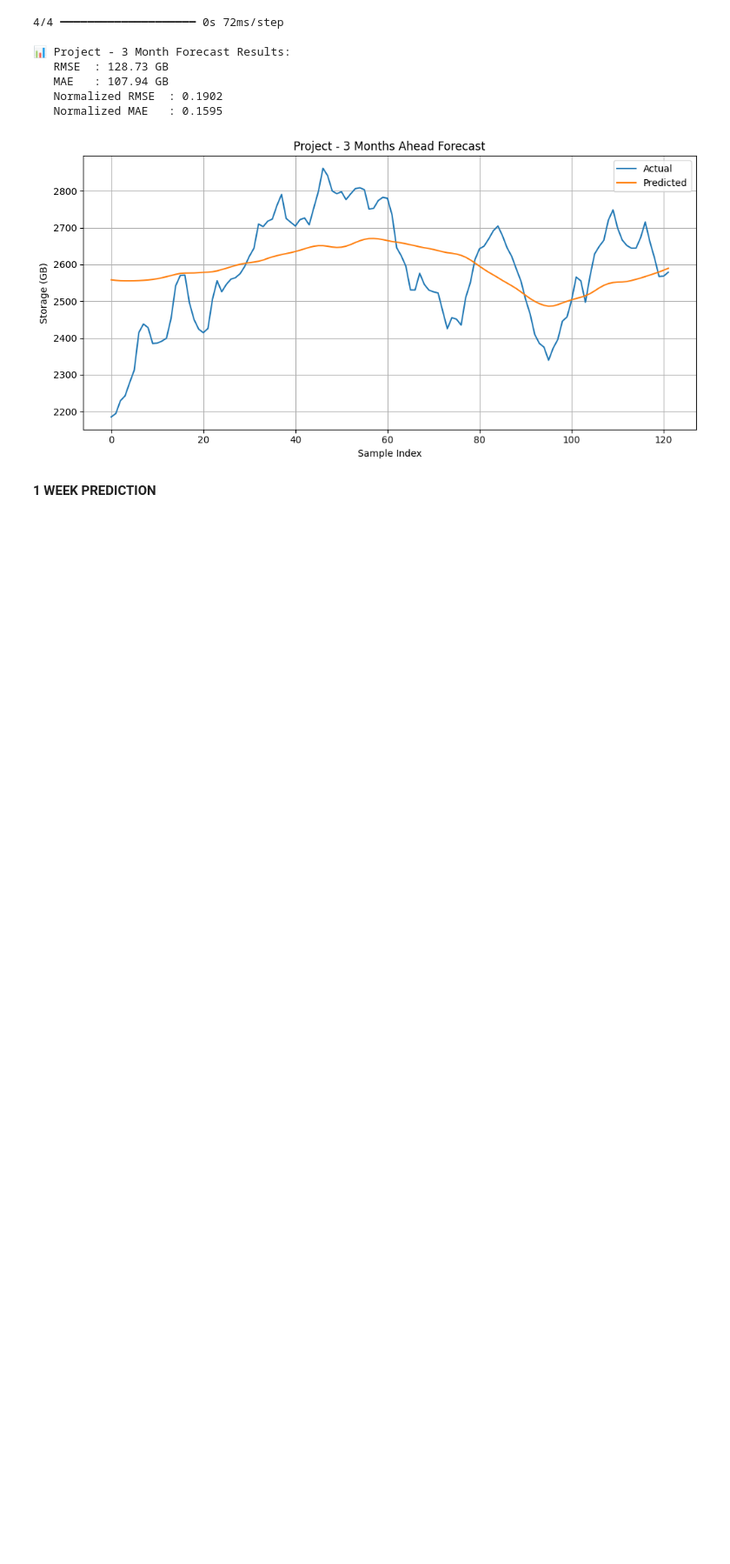
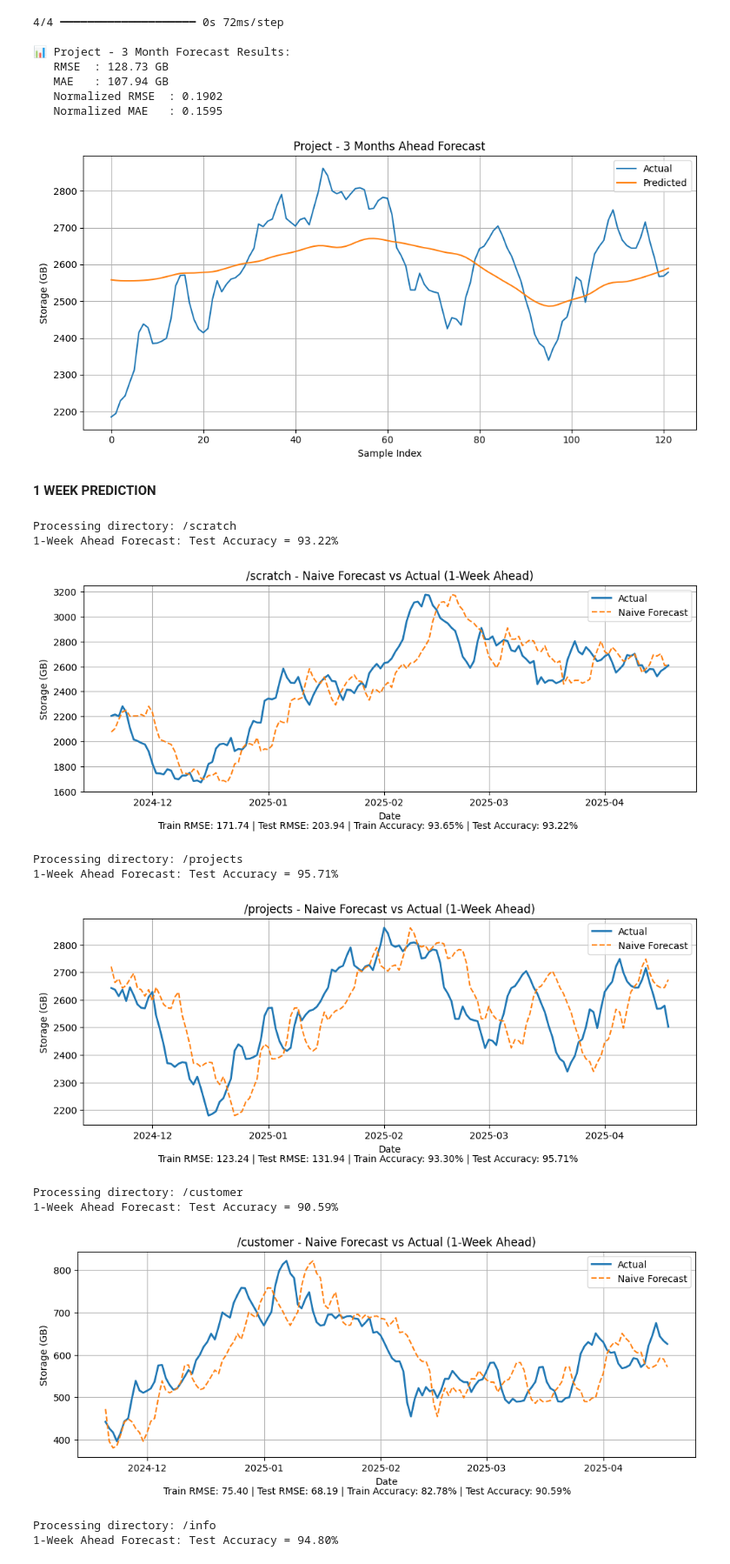
Before and after one commit to VarshithPawarHR/HPE-StoragePrediction, a Jupyter notebook: Collab/Varshith_Final/Week_month_3months.ipynb, the cells around one changed output. Shown at 87% size. Saved outputs shown, nothing was run; the diff lists cells and outputs as text; code cells hidden in the pictures; blank space fills up the shorter version.

```diff
--- a/Collab/Varshith_Final/Week_month_3months.ipynb
+++ b/Collab/Varshith_Final/Week_month_3months.ipynb
@@ -318,0 +378,14 @@ all_results = {}
+# %%
+process_and_forecast_one_week()
+# %% [output]
+Processing directory: /scratch
+1-Week Ahead Forecast: Test Accuracy = 93.22%
+[figure, added]
+Processing directory: /projects
+1-Week Ahead Forecast: Test Accuracy = 95.71%
+[figure, added]
+Processing directory: /customer
+1-Week Ahead Forecast: Test Accuracy = 90.59%
+[figure, added]
+Processing directory: /info
+1-Week Ahead Forecast: Test Accuracy = 94.80%
```
Also changed, not shown: parts of 3 cells of this notebook.
